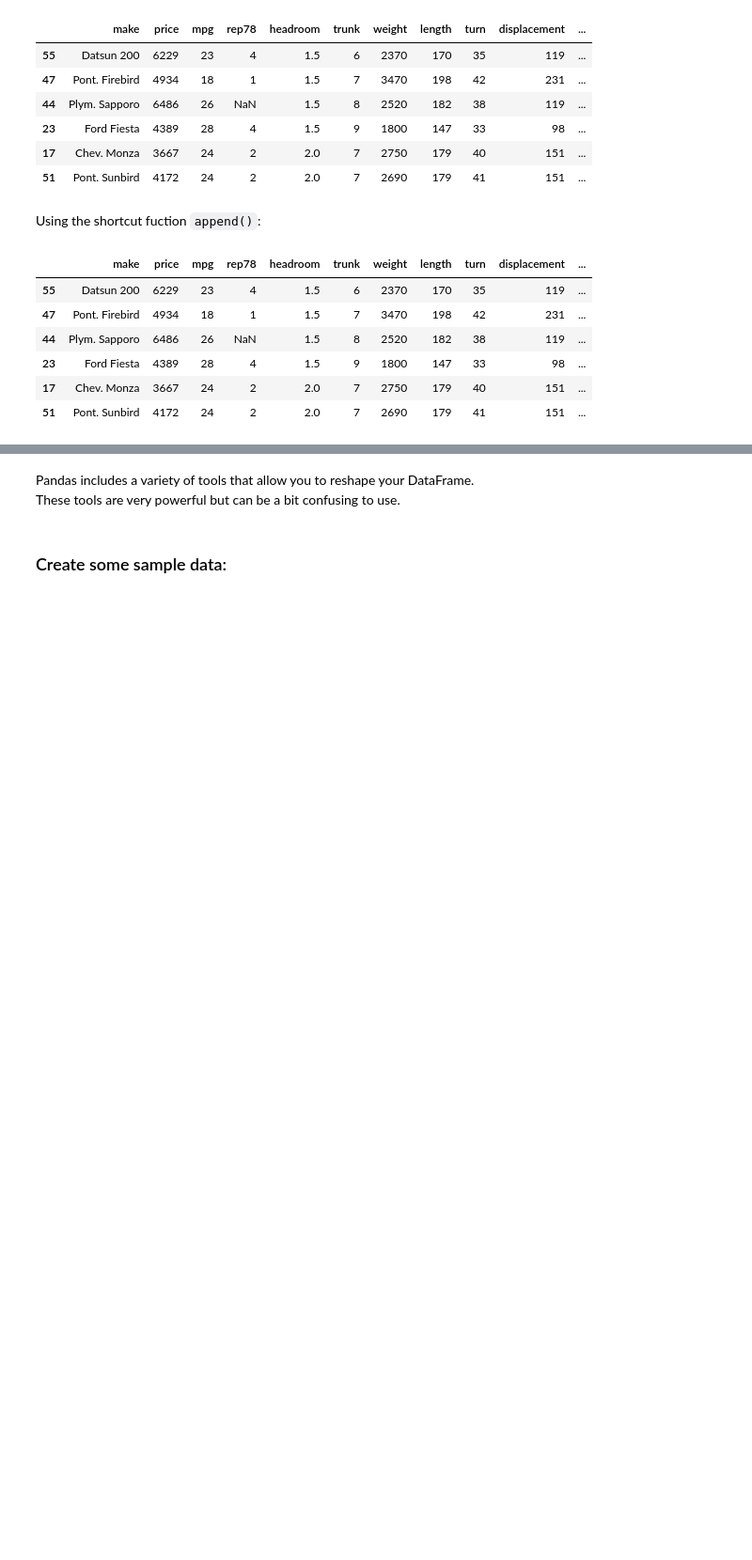
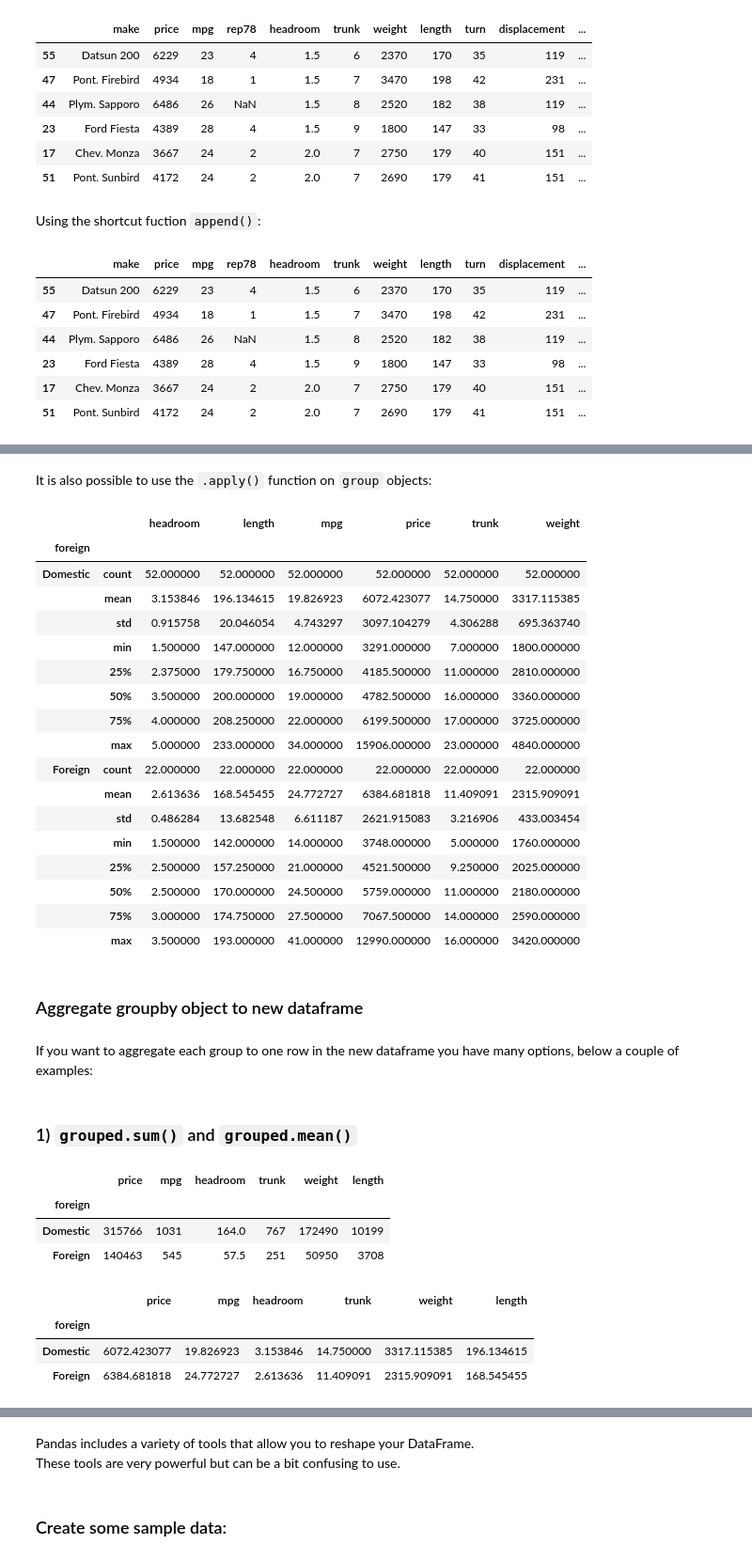
Before and after one commit to TiesdeKok/LearnPythonforResearch, a Jupyter notebook: 2_handling_data.ipynb, the cells around one changed output, grey strips where cells are left out. Shown: that part at 94% size. Drawn from its saved outputs; the diff is of its cells as text; code cells hidden in the pictures; blank space fills up the shorter version.

Commit message:
finished handling data notebook

```diff
--- a/2_handling_data.ipynb
+++ b/2_handling_data.ipynb
@@ -42,0 +64,2 @@ import numpy as np
+# %%
+data_path = join(os.getcwd(), 'example_data')
@@ -47,2 +74,2 @@ To open a data file such as Excel, CSV, Stata, SAS, HDF see the first notebook.
 # %%
-df_auto = pd.read_csv(r'auto_df.csv', sep=';', index_col='Unnamed: 0')
+df_auto = pd.read_csv(join(data_path, 'auto_df.csv'), sep=';', index_col='Unnamed: 0')
@@ -379,7 +623,8 @@ df_auto[['make', 'price', 'foreign', 'new_price']].head()
 # %% [markdown]
 *Note:* `lambda` is a so-called anonymous function.
 # %%
-df_auto['new_price'] = df_auto.apply(lambda x: x.price*1.5 if x.foreign == 'Foreign' else x.price, axis=1)
+logic = lambda x: x.price*1.5 if x.foreign == 'Foreign' else x.price
+df_auto['new_price'] = df_auto.apply(logic, axis=1)
 df_auto[['make', 'price', 'foreign', 'new_price']].head()
 # %% [output]
 |  | make | price | foreign | new_price |
@@ -560,0 +828,43 @@ df_auto_i1.append(df_auto_i2)
+# %% [markdown]
+It is also possible to use the `.apply()` function on `group` objects:
+# %%
+grouped.apply(lambda x: x.describe())
+# %% [output]
+|  |  | headroom | length | mpg | price | trunk | weight |
+| foreign |  |  |  |  |  |  |  |
+| Domestic | count | 52.000000 | 52.000000 | 52.000000 | 52.000000 | 52.000000 | 52.000000 |
+|  | mean | 3.153846 | 196.134615 | 19.826923 | 6072.423077 | 14.750000 | 3317.115385 |
+|  | std | 0.915758 | 20.046054 | 4.743297 | 3097.104279 | 4.306288 | 695.363740 |
+|  | min | 1.500000 | 147.000000 | 12.000000 | 3291.000000 | 7.000000 | 1800.000000 |
+|  | 25% | 2.375000 | 179.750000 | 16.750000 | 4185.500000 | 11.000000 | 2810.000000 |
+|  | 50% | 3.500000 | 200.000000 | 19.000000 | 4782.500000 | 16.000000 | 3360.000000 |
+|  | 75% | 4.000000 | 208.250000 | 22.000000 | 6199.500000 | 17.000000 | 3725.000000 |
+|  | max | 5.000000 | 233.000000 | 34.000000 | 15906.000000 | 23.000000 | 4840.000000 |
+| Foreign | count | 22.000000 | 22.000000 | 22.000000 | 22.000000 | 22.000000 | 22.000000 |
+|  | mean | 2.613636 | 168.545455 | 24.772727 | 6384.681818 | 11.409091 | 2315.909091 |
+|  | std | 0.486284 | 13.682548 | 6.611187 | 2621.915083 | 3.216906 | 433.003454 |
+|  | min | 1.500000 | 142.000000 | 14.000000 | 3748.000000 | 5.000000 | 1760.000000 |
+|  | 25% | 2.500000 | 157.250000 | 21.000000 | 4521.500000 | 9.250000 | 2025.000000 |
+|  | 50% | 2.500000 | 170.000000 | 24.500000 | 5759.000000 | 11.000000 | 2180.000000 |
+|  | 75% | 3.000000 | 174.750000 | 27.500000 | 7067.500000 | 14.000000 | 2590.000000 |
+|  | max | 3.500000 | 193.000000 | 41.000000 | 12990.000000 | 16.000000 | 3420.000000 |
+# %% [markdown]
+### Aggregate groupby object to new dataframe
+# %% [markdown]
+If you want to aggregate each group to one row in the new dataframe you have many options, below a couple of examples:
+# %% [markdown]
+### 1) `grouped.sum()` and `grouped.mean()`
+# %%
+grouped.sum()
+# %% [output]
+|  | price | mpg | headroom | trunk | weight | length |
+| foreign |  |  |  |  |  |  |
+| Domestic | 315766 | 1031 | 164.0 | 767 | 172490 | 10199 |
+| Foreign | 140463 | 545 | 57.5 | 251 | 50950 | 3708 |
+# %%
+grouped.mean()
+# %% [output]
+|  | price | mpg | headroom | trunk | weight | length |
+| foreign |  |  |  |  |  |  |
+| Domestic | 6072.423077 | 19.826923 | 3.153846 | 14.750000 | 3317.115385 | 196.134615 |
+| Foreign | 6384.681818 | 24.772727 | 2.613636 | 11.409091 | 2315.909091 | 168.545455 |
```
Also changed, not shown: parts of 228 cells of this notebook, 9 other files.
